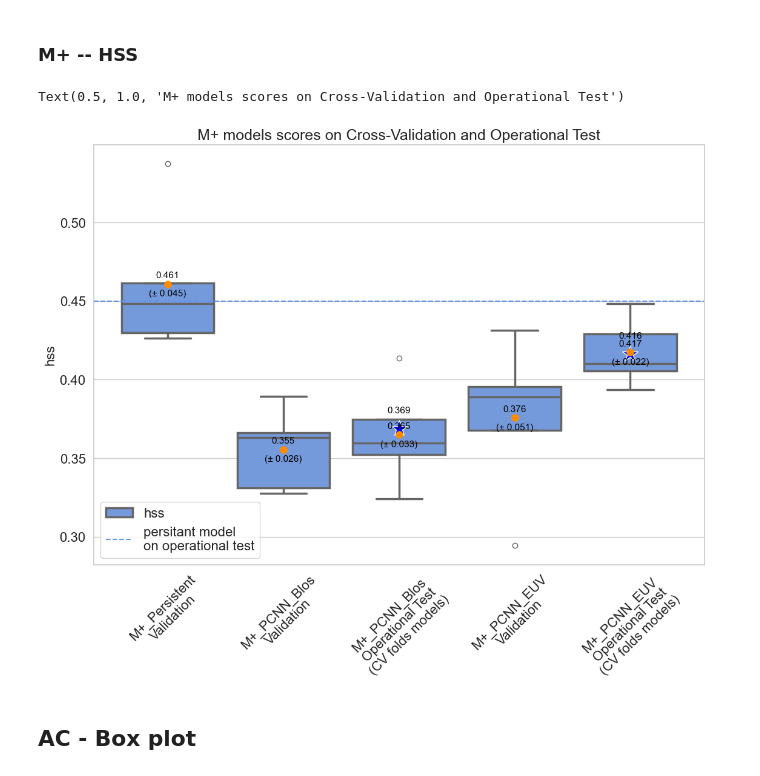
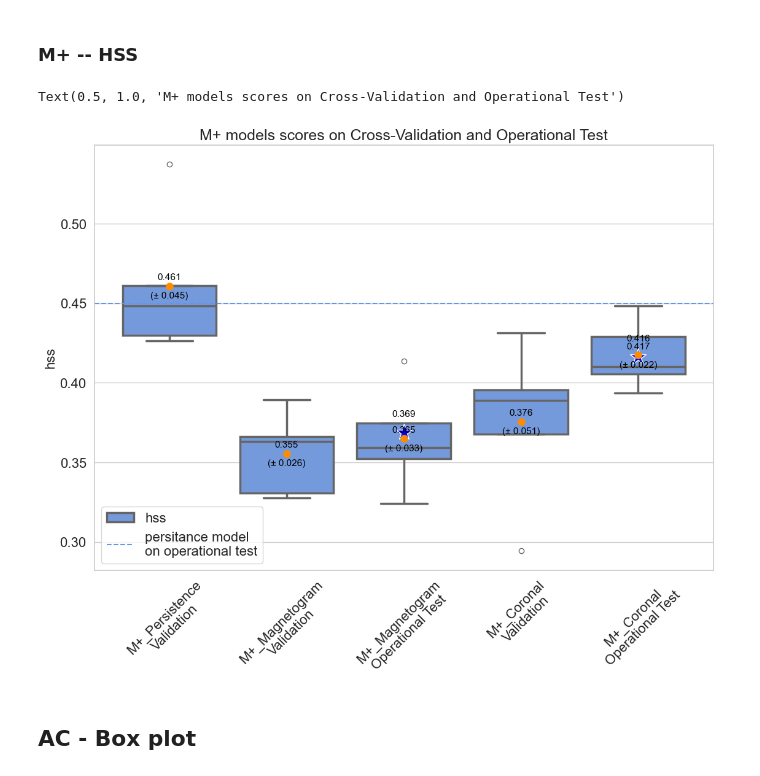
Before and after one commit to gfrancisco20/flare_limits_pcnn, a Jupyter notebook: 4_Test_Evaluation.ipynb, the cells around one changed output. Cells and saved outputs as stored; diff of their text form; code cells hidden in the pictures.

```diff
--- a/4_Test_Evaluation.ipynb
+++ b/4_Test_Evaluation.ipynb
@@ -59,15 +62,15 @@ from sundl.utils.data import read_Dataframe_With_Dates
 # %% [markdown]
 # Setup
 # %%
-FOLDER = PATH_RES/'Classification_PCNN_224x448x3xCV05_2024_03_28__0' #Classification_PCNN_224x448x3xCV05_2024_03_28__0'
+FOLDER = PATH_RES/'Classification_PCNN_224x448x3xCV05_2024_03_28__0' #'
 
 modelDict = {
-  'C+_mpf_Persistent_24'                                        : 'C+_Persistent',
-  'C+_mpf_jpg_PTx8_RtdXall_EquiC_AW1e5D1e4_blos_24'          : 'C+_PCNN_Blos', #
-  'C+_mpf_jpg_PTx8_RtdXall_EquiC_AW1e5D1e4_0193x0211x0094_24': 'C+_PCNN_EUV',
-  'M+_mpf_Persistent_24'                                        : 'M+_Persistent',
-  'M+_mpf_jpg_PTx8_RtdXall_LowC2_AW1e5D1e4_0193x0211x0094_24': 'M+_PCNN_EUV',
-  'M+_mpf_jpg_PTx8_RtdXall_LowC2_AW1e5D1e4_blos_24'          : 'M+_PCNN_Blos',
+  'C+_mpf_Persistent_24'                                        : 'C+_Persistence',
+  'C+_mpf_jpg_PTx8_RtdXall_EquiC_AW1e5D1e4_blos_24'          : 'C+_Magnetogram', #
+  'C+_mpf_jpg_PTx8_RtdXall_EquiC_AW1e5D1e4_0193x0211x0094_24': 'C+_Coronal',
+  'M+_mpf_Persistent_24'                                        : 'M+_Persistence',
+  'M+_mpf_jpg_PTx8_RtdXall_LowC2_AW1e5D1e4_0193x0211x0094_24': 'M+_Coronal',
+  'M+_mpf_jpg_PTx8_RtdXall_LowC2_AW1e5D1e4_blos_24'          : 'M+_Magnetogram',
   'C+_PCNN_Both_Max'                                       : 'C+_PCNN_Both_Max',
   'M+_PCNN_Both_Max'                                       : 'M+_PCNN_Both_Max',
   'C+_PCNN_Both_Avg'                                       : 'C+_PCNN_Both_Avg',
@@ -182,16 +185,16 @@ viz[viz['filter']=='windowConstant'].set_index('model').loc[modelsTab,col]
 # %%
 metrics = ['tss','hss', 'mcc','f1']
 
-modelOrder = {'C+_Persistent\nValidation' : 0,
-              'C+_PCNN_Blos\nValidation' : 1,
-              'C+_PCNN_Blos\nOperational Test\n(CV folds models)' : 2,
-              'C+_PCNN_EUV\nValidation' : 3,
-              'C+_PCNN_EUV\nOperational Test\n(CV folds models)' : 4,
-              'M+_Persistent\nValidation' : 0,
-              'M+_PCNN_Blos\nValidation' : 1,
-              'M+_PCNN_Blos\nOperational Test\n(CV folds models)' : 2,
-              'M+_PCNN_EUV\nValidation' : 3,
-              'M+_PCNN_EUV\nOperational Test\n(CV folds models)' : 4,
+modelOrder = {'C+_Persistence\nValidation' : 0,
+              'C+_Magnetogram\nValidation' : 1,
+              'C+_Magnetogram\nOperational Test' : 2,
+              'C+_Coronal\nValidation' : 3,
+              'C+_Coronal\nOperational Test' : 4,
+              'M+_Persistence\nValidation' : 0,
+              'M+_Magnetogram\nValidation' : 1,
+              'M+_Magnetogram\nOperational Test' : 2,
+              'M+_Coronal\nValidation' : 3,
+              'M+_Coronal\nOperational Test' : 4,
               }
 modelsBoxPlot = list(set([modelDictRev[model.split('\n')[0]] for model in modelOrder.keys()]))
 
@@ -256,7 +259,7 @@ dfBp_val['fold'] = dfBp_val['fold'].apply(lambda x: str(x))
 # Merging Test and Val
 dfTest = dfBp.copy()
 dfTest = dfTest[~dfTest['model'].isin(['C+_mpf_Persistent_24', 'M+_mpf_Persistent_24'])]
-dfTest['model'] = dfTest['model'].apply(lambda x: modelDict[x] + '\nOperational Test\n(CV folds models)')
+dfTest['model'] = dfTest['model'].apply(lambda x: modelDict[x] + '\nOperational Test')
 cls = dfTest['model'].reset_index()['model'][0][0]
 
 dfAll = pd.concat([dfBp_val,dfTest],axis=0)
@@ -620,36 +623,36 @@ for j,xtick in  enumerate(box_plot.get_xticks()):
                   )
 
 plt.xticks(rotation=45)
 plt.title(f'{cls}+ Forecasts Cross-Validation and Operational Test', fontsize=fontsize+2)
 
 # box_plot.set_ylim(bottom = 0.625, top = 0.755)
 # box_plot.set_ylim(bottom = 0.55)
 box_plot.set_xlabel('')
 
 box_plot.set_ylabel(metrics[0])
 plt.legend(loc='upper right')
 
 # plt.axhline(perfs[(perfs.model=='M+_mpf_Persistent') & (perfs.modelFdId=='avg')]['tss'].values, color = 'red', linestyle = ':')
 box_plot.axhline(perfs[(perfs.model==f'{cls}+_mpf_Persistent_24') & (perfs.modelFdId=='avg')][metrics[0]].values, color = color, linestyle = '--', label ='Persistent Operation Test')
 
-# labels = [metrics[0], "persitant model\non operational test", "M+_Persistent\nOperational Test\n(tss & hss)"]
-labels = [metrics[0], "persitant model\non operational test"]
+# labels = [metrics[0], "persitance model\non operational test", "M+_Persistence\nOperational Test\n(tss & hss)"]
+labels = [metrics[0], "persitance model\non operational test"]
 handles, _ = box_plot.get_legend_handles_labels()
 
 # Slice list to remove first handle
 
 for patch in box_plot.artists:
   patch.set_facecolor('red')
 
 plt.legend(handles = handles, labels = labels, loc = 'lower left')
 # box_plot.axhline(perfs[(perfs.model=='M+_mpf_Persistent') & (perfs.modelFdId=='avg')]['tss'].values, color = 'red', linestyle = ':')
 
 # plt.title(f'{cls}+ models {metrics[0]} scores on Cross-Validation and Operational Test', fontsize=fontsize+2)
 
 plt.title(f'{cls}+ models scores on Cross-Validation and Operational Test', fontsize=fontsize+2)
 # %% [output]
 Text(0.5, 1.0, 'M+ models scores on Cross-Validation and Operational Test')
-[figure, old version]
+[figure, new version]
 # %% [markdown]
 ## AC - Box plot
 # %% [markdown]
```
Also changed, not shown: parts of 11 cells of this notebook, 3 other files.
